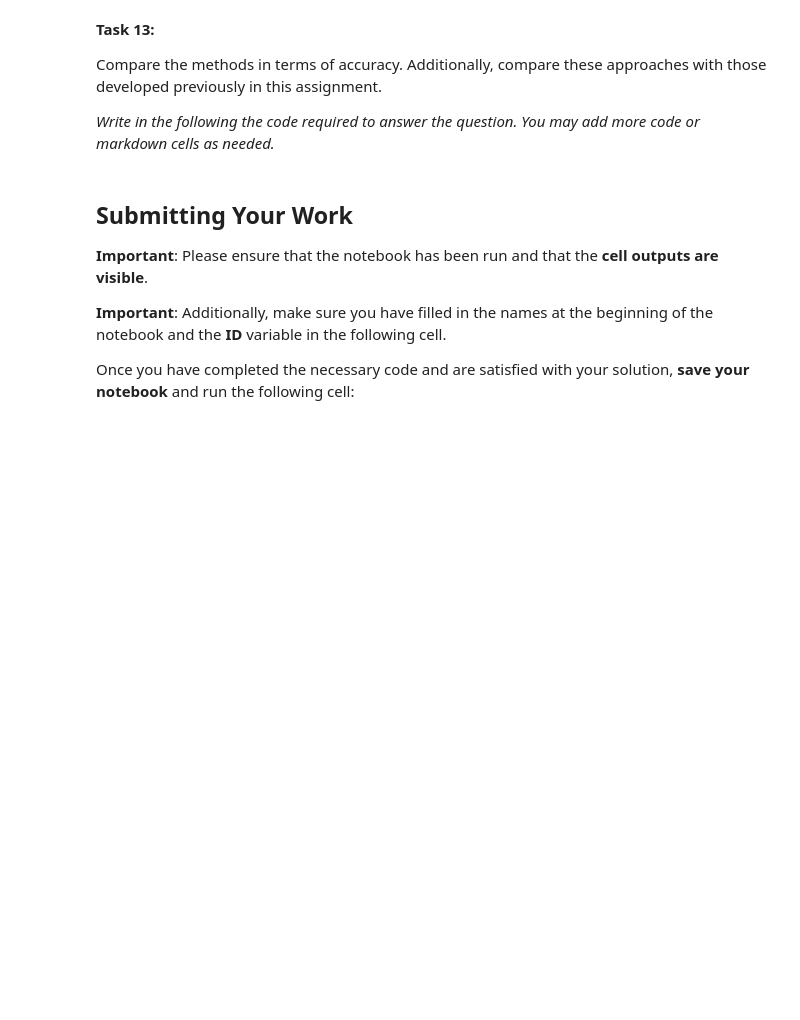
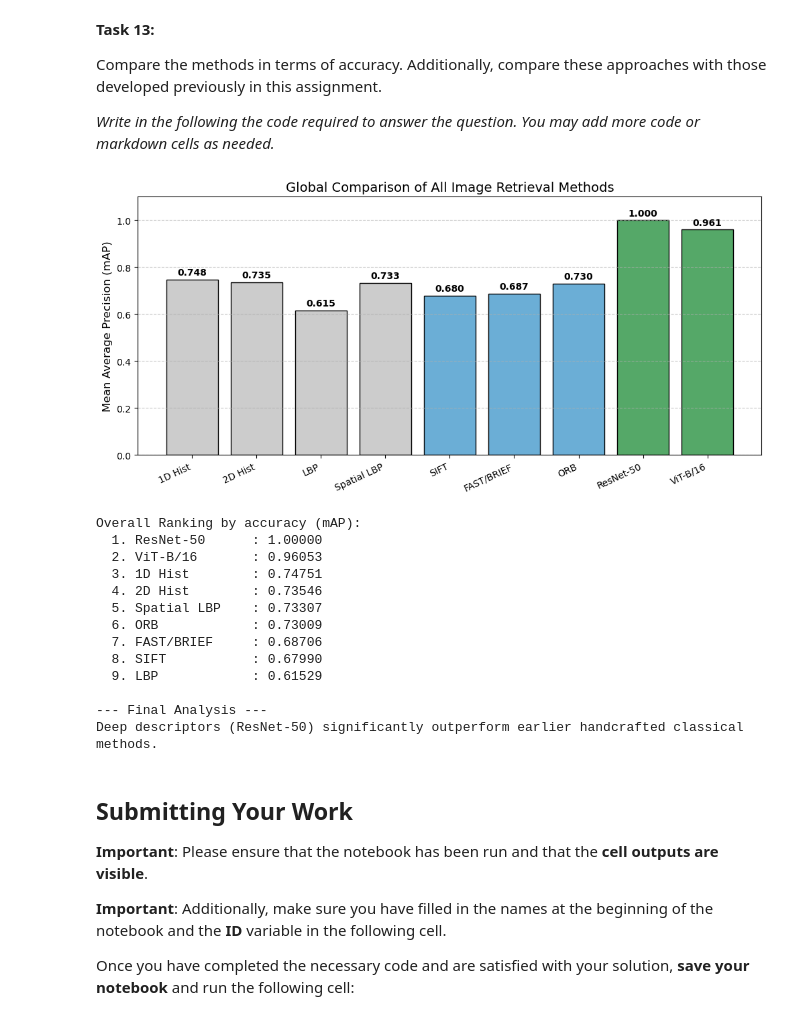
Before and after one commit to EinarLop/UIB_IDX_CBIR, a Jupyter notebook: 11762_Image_Description.ipynb, the cells around one changed output. Saved outputs shown, nothing was run; the diff lists cells and outputs as text; code cells hidden in the pictures; blank space fills up the shorter version.

```diff
--- a/11762_Image_Description.ipynb
+++ b/11762_Image_Description.ipynb
@@ -222,3 +221,6 @@ assert h.shape == (768, )
+# %%
+db_images = {name: dataset.get_image(name) for name in dataset.get_database_images()}
+query_names = dataset.get_query_images()
 # %% [markdown]
 **Task 1:**
 
@@ -487,0 +432,15 @@ for neigh, rad, grid_x, grid_y in neigh_rad_arr:
+# %%
+neigh_rad_arr = [(4,1,2,2), (8,1,2,2), (4,2,2,2), (8,2,2,2)]
+
+for neigh, rad, gx, gy in neigh_rad_arr:
+    cbir = a1.CBIR(a1.compute_global_lbp_descriptor, p=neigh, r=rad, grid_x=gx, grid_y=gy)
+    cbir.build_image_db(db_images)
+
+    mAP_dict = {}
+    for q_name in query_names:
+        q_img = dataset.get_image(q_name)
+        q_desc = a1.compute_global_lbp_descriptor(q_img, p=neigh, r=rad, grid_x=gx, grid_y=gy)
+        mAP_dict[q_name] = [name for name, _ in cbir.search_image(q_desc)]
+
+    curr_mAP = dataset.compute_mAP(mAP_dict)
+    print(f"mAP: {curr_mAP:.5f} | neighbors: {neigh}, rad: {rad}, grid: ({gx},{gy})")
@@ -701,6 +814,67 @@ print('Mean Average Precision ViT (mAP): %.5f' % mAP_vit)
 Compare the methods in terms of accuracy. Additionally, compare these approaches with those developed previously in this assignment.
 
 *Write in the following the code required to answer the question. You may add more code or markdown cells as needed.*
+# %%
+# Collect all results using the precise variable names from earlier tasks
+all_methods = [
+    '1D Hist', '2D Hist', 'LBP', 'Spatial LBP',
+    'SIFT', 'FAST/BRIEF', 'ORB',
+    'ResNet-50', 'ViT-B/16'
+]
+
+all_mAPs = [
+    mAP_hist_1d,      # from Task 1
+    mAP_hist_2d,      # from Task 3
+    mAP_lbp,          # from Task 6
+    mAP_global_lbp,   # from Task 8
+    best_mAP_SIFT,    # from Task 9
+    best_mAP_FASTBRIEF,
+    best_mAP_ORB,
+    mAP_cnn,          # from Task 12
+    mAP_vit
+]
+
+# Color code: Grays for Global, Blues for Local, Greens for Deep Learning
+colors = ['#cccccc']*4 + ['#6baed6']*3 + ['#55A868']*2
+
+plt.figure(figsize=(12, 5))
+bars = plt.bar(all_methods, all_mAPs, color=colors, edgecolor='black')
+
+for bar in bars:
+    yval = bar.get_height()
+    plt.text(bar.get_x() + bar.get_width()/2, yval + 0.01,
+             f'{yval:.3f}', ha='center', va='bottom', fontsize=10, fontweight='bold')
+
+plt.title('Global Comparison of All Image Retrieval Methods', fontsize=14)
+plt.ylabel('Mean Average Precision (mAP)', fontsize=12)
+plt.ylim(0, 1.1)  # mAP goes from 0 to 1, leaving room for labels
+plt.xticks(rotation=25, ha='right')
+plt.grid(axis='y', linestyle='--', alpha=0.7)
+plt.show()
+
+# Print ranked summary
+ranked_all = sorted(zip(all_methods, all_mAPs), key=lambda x: x[1], reverse=True)
+print("\nOverall Ranking by accuracy (mAP):")
+for rank, (method, score) in enumerate(ranked_all, 1):
+    print(f"  {rank}. {method:<15}: {score:.5f}")
+
+print("\n--- Final Analysis ---")
+print(f"Deep descriptors ({ranked_all[0][0]}) significantly outperform earlier handcrafted classical methods.")
+# %% [output]
+[figure, added]
+Overall Ranking by accuracy (mAP):
+  1. ResNet-50      : 1.00000
+  2. ViT-B/16       : 0.96053
+  3. 1D Hist        : 0.74751
+  4. 2D Hist        : 0.73546
+  5. Spatial LBP    : 0.73307
+  6. ORB            : 0.73009
+  7. FAST/BRIEF     : 0.68706
+  8. SIFT           : 0.67990
+  9. LBP            : 0.61529
+
+--- Final Analysis ---
+Deep descriptors (ResNet-50) significantly outperform earlier handcrafted classical methods.
 # %% [markdown]
 ## Submitting Your Work
 
```
Also changed, not shown: parts of 25 cells of this notebook.
